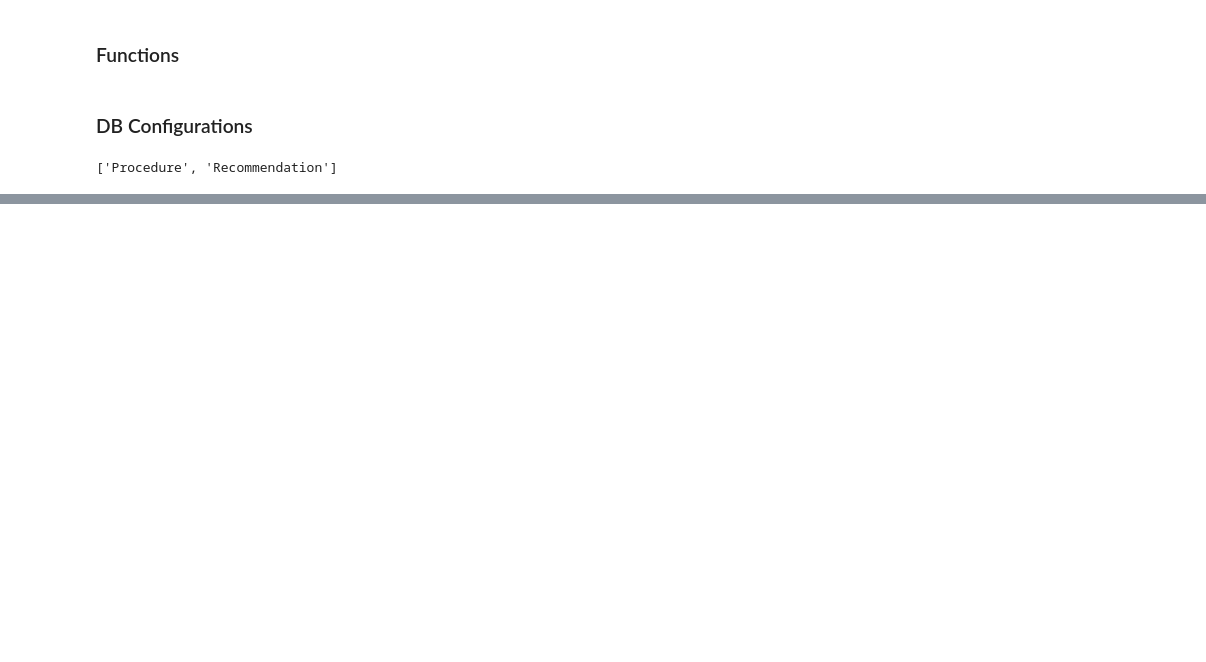
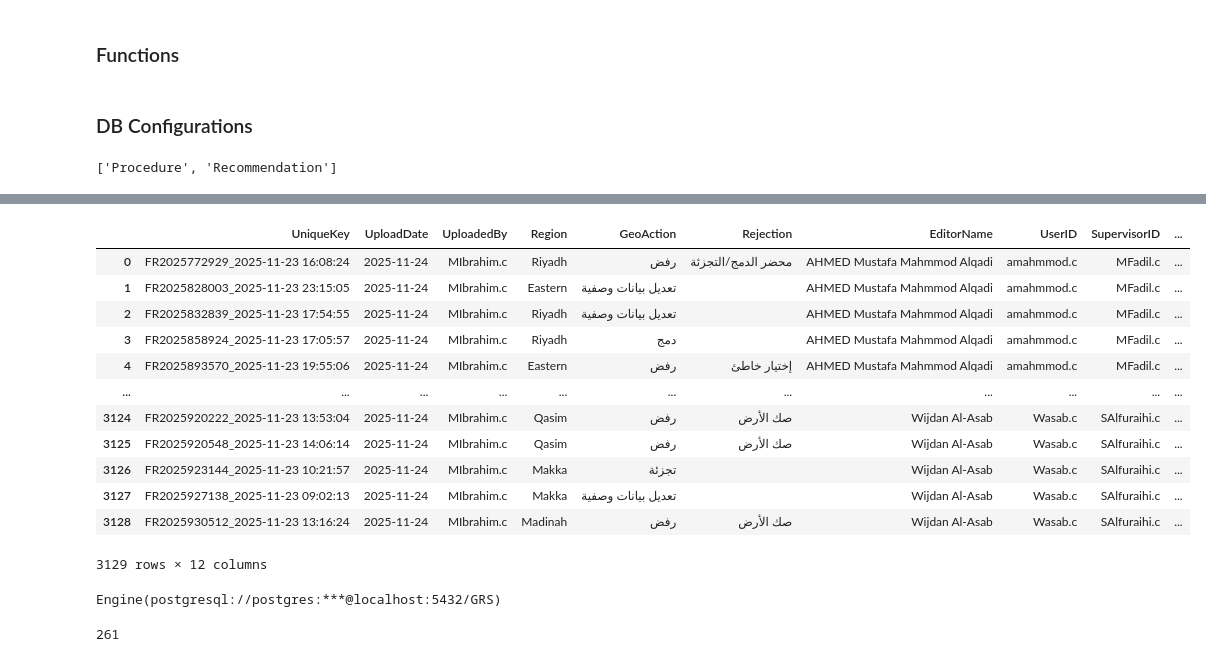
Before and after one commit to AymanSD/Editors-Evaluation, a Jupyter notebook: Evaluation.ipynb, the cells around one changed output, grey strips where cells are left out. Cells and saved outputs as stored; diff of their text form; code cells hidden in the pictures; blank space fills up the shorter version.

```diff
--- a/Evaluation.ipynb
+++ b/Evaluation.ipynb
@@ -187,0 +383,28 @@ columns
+# %%
+new_comp = convert_to_date(new_comp)
+new_comp = getGeoAction(new_comp)
+comp_combined = join_userlist(new_comp, editors)
+# %%
+comp_combined[comp_combined.columns[-12:]]
+# %% [output]
+|  | UniqueKey | UploadDate | UploadedBy | Region | GeoAction | Rejection | EditorName | UserID | SupervisorID | ... |
+| 0 | FR2025772929_2025-11-23 16:08:24 | 2025-11-24 | MIbrahim.c | Riyadh | رفض | محضر الدمج/التجزئة | AHMED Mustafa Mahmmod Alqadi | amahmmod.c | MFadil.c | ... |
+| 1 | FR2025828003_2025-11-23 23:15:05 | 2025-11-24 | MIbrahim.c | Eastern | تعديل بيانات وصفية |  | AHMED Mustafa Mahmmod Alqadi | amahmmod.c | MFadil.c | ... |
+| 2 | FR2025832839_2025-11-23 17:54:55 | 2025-11-24 | MIbrahim.c | Riyadh | تعديل بيانات وصفية |  | AHMED Mustafa Mahmmod Alqadi | amahmmod.c | MFadil.c | ... |
+| 3 | FR2025858924_2025-11-23 17:05:57 | 2025-11-24 | MIbrahim.c | Riyadh | دمج |  | AHMED Mustafa Mahmmod Alqadi | amahmmod.c | MFadil.c | ... |
+| 4 | FR2025893570_2025-11-23 19:55:06 | 2025-11-24 | MIbrahim.c | Eastern | رفض | إختيار خاطئ | AHMED Mustafa Mahmmod Alqadi | amahmmod.c | MFadil.c | ... |
+| ... | ... | ... | ... | ... | ... | ... | ... | ... | ... | ... |
+| 3124 | FR2025920222_2025-11-23 13:53:04 | 2025-11-24 | MIbrahim.c | Qasim | رفض | صك الأرض | Wijdan Al-Asab | Wasab.c | SAlfuraihi.c | ... |
+| 3125 | FR2025920548_2025-11-23 14:06:14 | 2025-11-24 | MIbrahim.c | Qasim | رفض | صك الأرض | Wijdan Al-Asab | Wasab.c | SAlfuraihi.c | ... |
+| 3126 | FR2025923144_2025-11-23 10:21:57 | 2025-11-24 | MIbrahim.c | Makka | تجزئة |  | Wijdan Al-Asab | Wasab.c | SAlfuraihi.c | ... |
+| 3127 | FR2025927138_2025-11-23 09:02:13 | 2025-11-24 | MIbrahim.c | Makka | تعديل بيانات وصفية |  | Wijdan Al-Asab | Wasab.c | SAlfuraihi.c | ... |
+| 3128 | FR2025930512_2025-11-23 13:16:24 | 2025-11-24 | MIbrahim.c | Madinah | رفض | صك الأرض | Wijdan Al-Asab | Wasab.c | SAlfuraihi.c | ... |
+3129 rows × 12 columns
+# %%
+engine_postgres2
+# %% [output]
+Engine(postgresql://postgres:***@localhost:5432/GRS)
+# %%
+editorlist[editorlist["ListDate"]==editorlist["ListDate"].max()].to_sql("EditorsList", engine_postgres2, schema='evaluation', if_exists="replace", index=False)
+# %% [output]
+261
```
Also changed, not shown: parts of 25 cells of this notebook, 5 other files.
